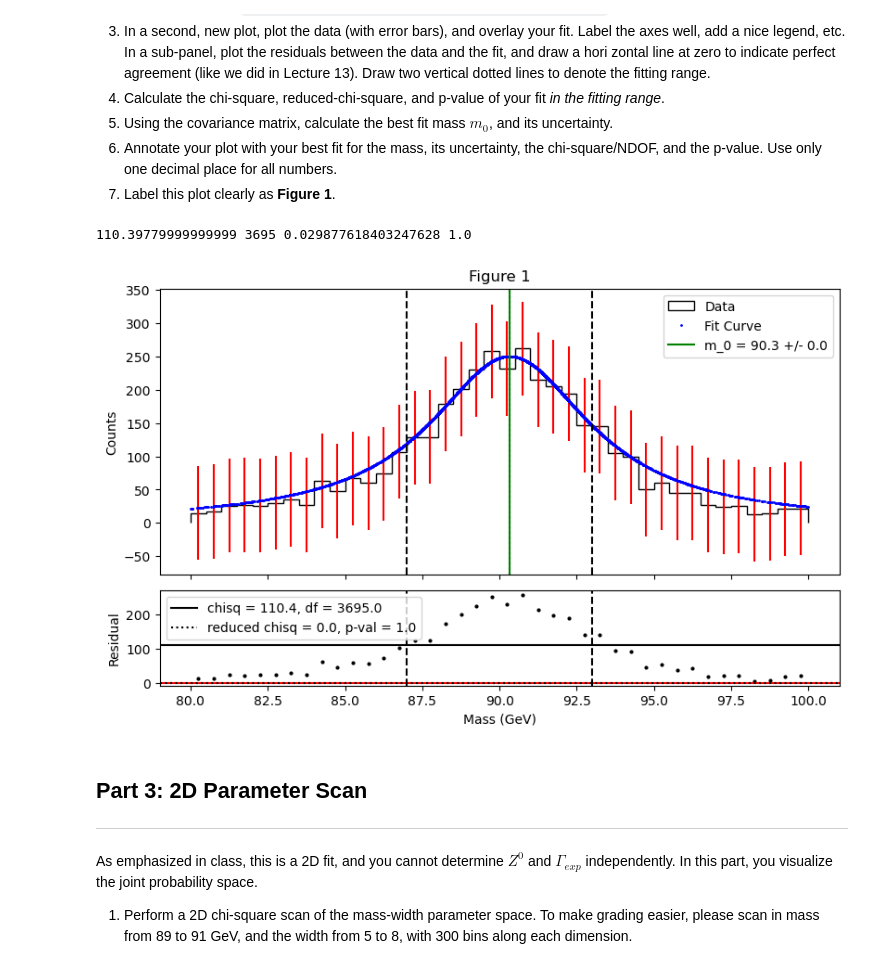
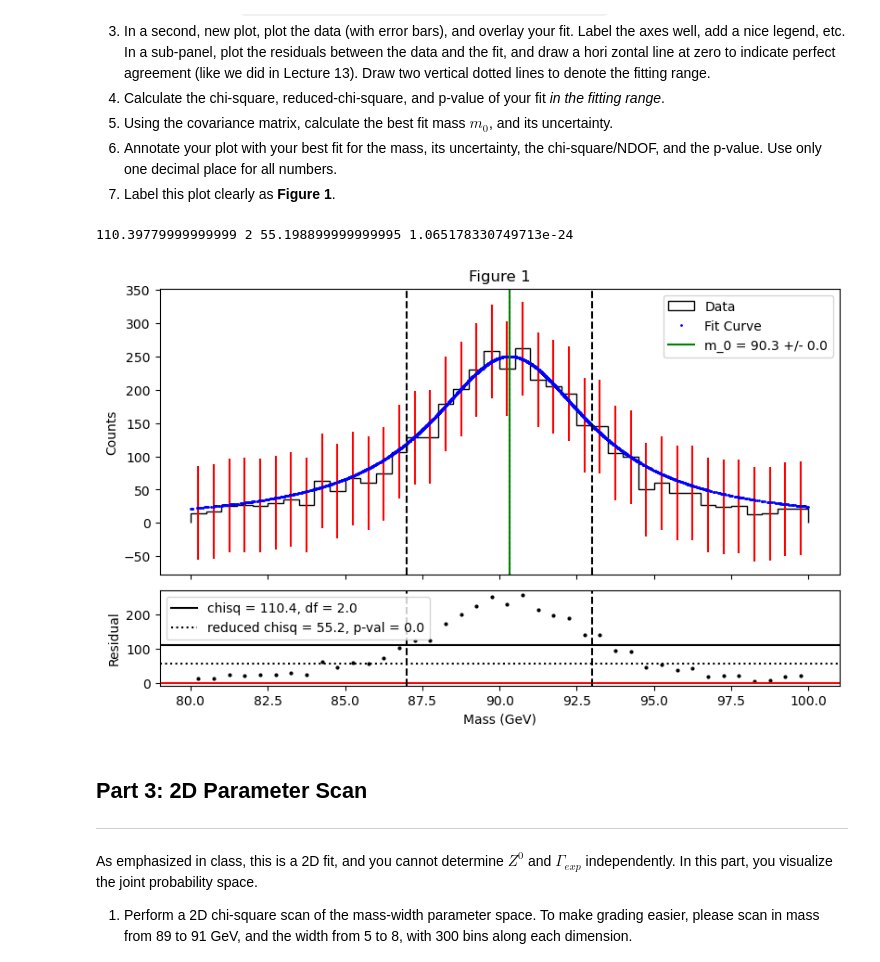
Before and after one commit to bvenmal/PHYS265-spring26, a Jupyter notebook: Lab2/lab2.ipynb, the cells around one changed output. Cells and saved outputs as stored; diff of their text form; code cells hidden in the pictures.

```diff
--- a/Lab2/lab2.ipynb
+++ b/Lab2/lab2.ipynb
@@ -267,36 +267,36 @@ ax_res.set_xlabel('Mass (GeV)')
 ax_res.set_ylabel('Residual')
 ax_res.axvline(87, color = "black", linestyle = "dashed")
 ax_res.axvline(93, color = "black", linestyle = "dashed")
 
 ax_main.set_title("Figure 1")
 
 
 # 4. Calculate the chi-square, reduced-chi-square, and p-value of your fit in the fitting range
 chisq = (((residuals/sigma)**2).sum())
-df = np.size(masses) - 2
+df = 2
 reduced_chisq = chisq / df
 p_val = st.chi2.sf(chisq, df)
 
 print(chisq, df, reduced_chisq, p_val)
 
 
 # 5. Using the covariance matrix, calculate the best fit mass m0, and its uncertainty
 m_0 = params[0]
 m_0_err = np.sqrt(pcov[0, 0])
 
 
 # 6. Annotate your plot with these values
 # Use only one decimal place for all numbers
 ax_main.axvline(m_0, color = "green", label = f"m_{0} = {m_0:.1f} +/- {m_0_err:.1f}")
 ax_main.axvline(m_0 + m_0_err, color = "green", linestyle = "dotted")
 ax_main.axvline(m_0 - m_0_err, color = "green", linestyle = "dotted")
 ax_res.axhline(chisq, color = "black", label = f"chisq = {chisq:.1f}, df = {df:.1f}")
 ax_res.axhline(reduced_chisq, color = "black", linestyle = "dotted", label = f"reduced chisq = {reduced_chisq:.1f}, p-val = {p_val:.1f}")
 ax_main.legend()
 ax_res.legend();
 # %% [output]
-110.39779999999999 3695 0.029877618403247628 1.0
+110.39779999999999 2 55.198899999999995 1.065178330749713e-24
-[figure, old version]
+[figure, new version]
 # %% [markdown]
 ## Part 3: 2D Parameter Scan
 ----
```
Also changed, not shown: parts of 2 cells of this notebook.
